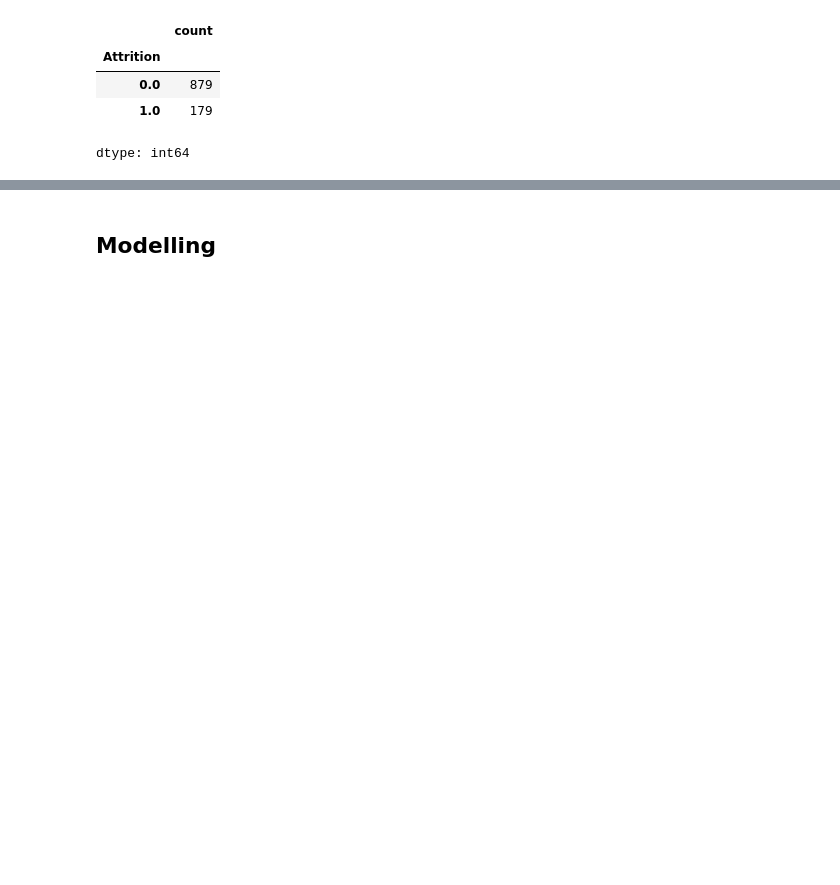
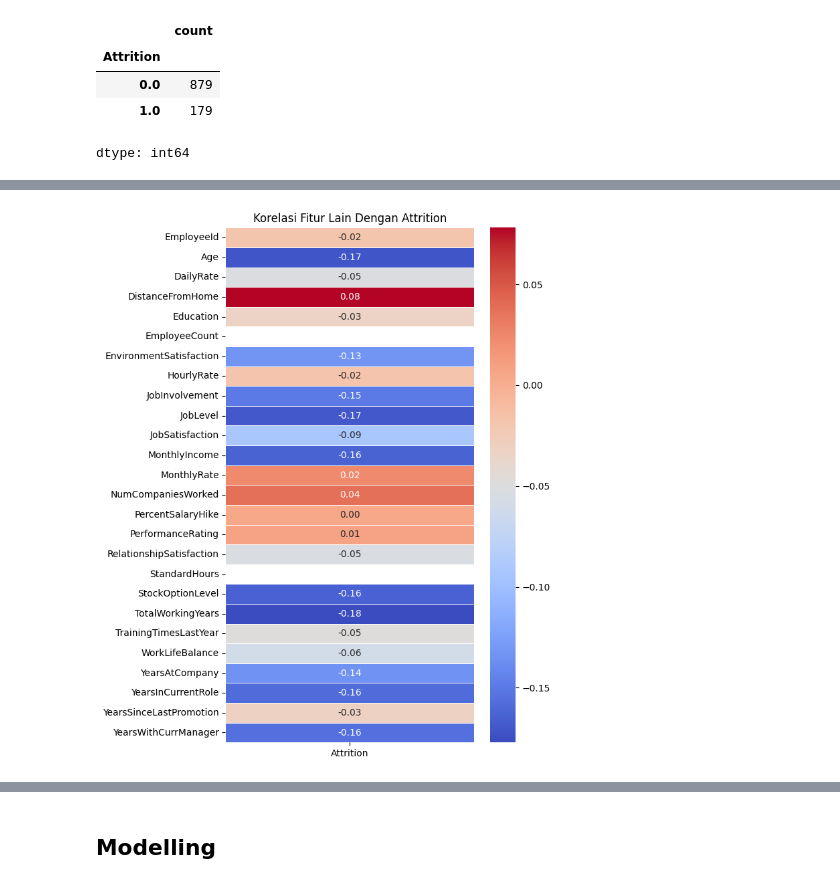
Before and after one commit to mazhrf/submission_hr, a Jupyter notebook: notebook.ipynb, the cells around one changed output, grey strips where cells are left out. Saved outputs shown, nothing was run; the diff lists cells and outputs as text; code cells hidden in the pictures; blank space fills up the shorter version.

```diff
--- a/notebook.ipynb
+++ b/notebook.ipynb
@@ -418,0 +206,12 @@ X_train = st.fit_transform(X_train)
+# %%
+correlation_matrix = df[num_features].corr()
+
+attrition_corr = correlation_matrix[['Attrition']].drop('Attrition')
+
+plt.figure(figsize=(6, 10))
+sns.heatmap(attrition_corr, annot=True, cmap='coolwarm', fmt=".2f", linewidths=0.5, cbar=True)
+
+plt.title('Korelasi Fitur Lain Dengan Attrition')
+plt.show()
+# %% [output]
+[figure, added]
```
Also changed, not shown: parts of 89 cells of this notebook, 5 other files.
